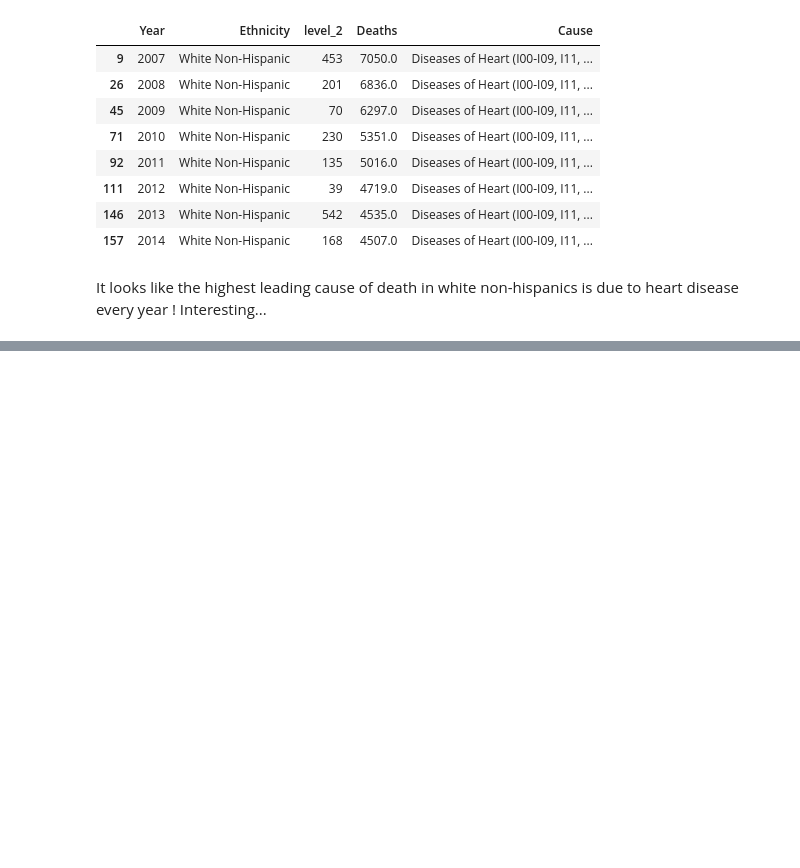
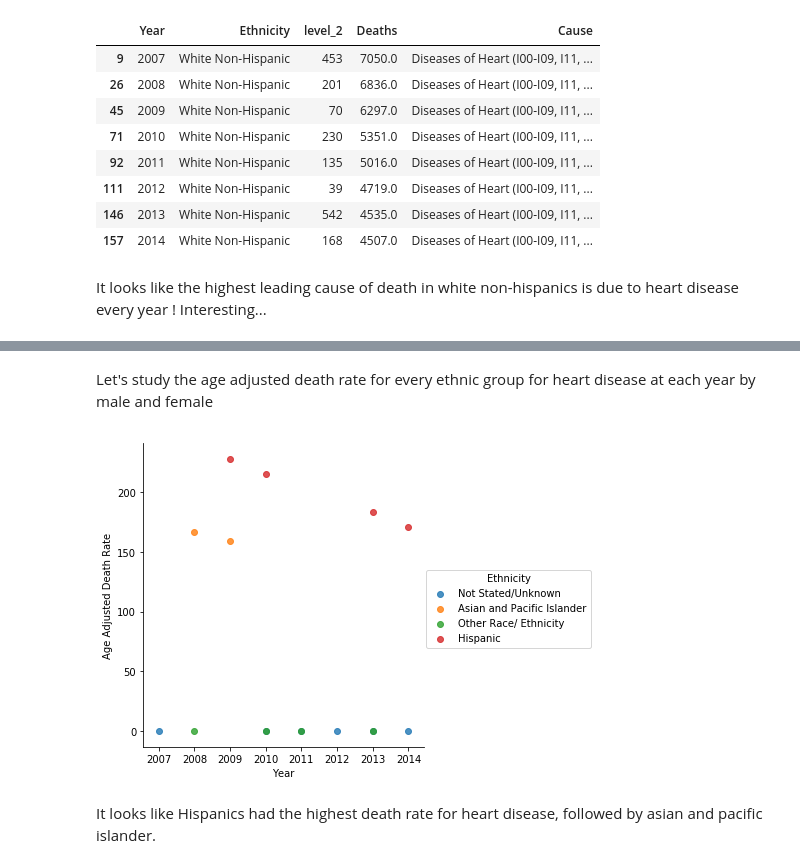
Before and after one commit to flameman4555/super-robot, a Jupyter notebook: NYC_Deaths.ipynb, the cells around one changed output, grey strips where cells are left out. Saved outputs shown, nothing was run; the diff lists cells and outputs as text; code cells hidden in the pictures; blank space fills up the shorter version.

```diff
--- a/NYC_Deaths.ipynb
+++ b/NYC_Deaths.ipynb
@@ -148,0 +206,12 @@ It looks like the highest leading cause of death in white non-hispanics is due t
+# %% [markdown]
+Let's study the age adjusted death rate for every ethnic group for heart disease at each year by male and female
+# %%
+# Males
+df_heart_males = df_heart_disease[df_heart_disease.Sex=='M']
+# %%
+sns.lmplot(x='Year',y='Age Adjusted Death Rate',hue='Ethnicity',fit_reg=False,data=df_heart_males)
+plt.show()
+# %% [output]
+[figure, added]
+# %% [markdown]
+It looks like Hispanics had the highest death rate for heart disease, followed by asian and pacific islander.
```
Also changed, not shown: parts of 12 cells of this notebook.
